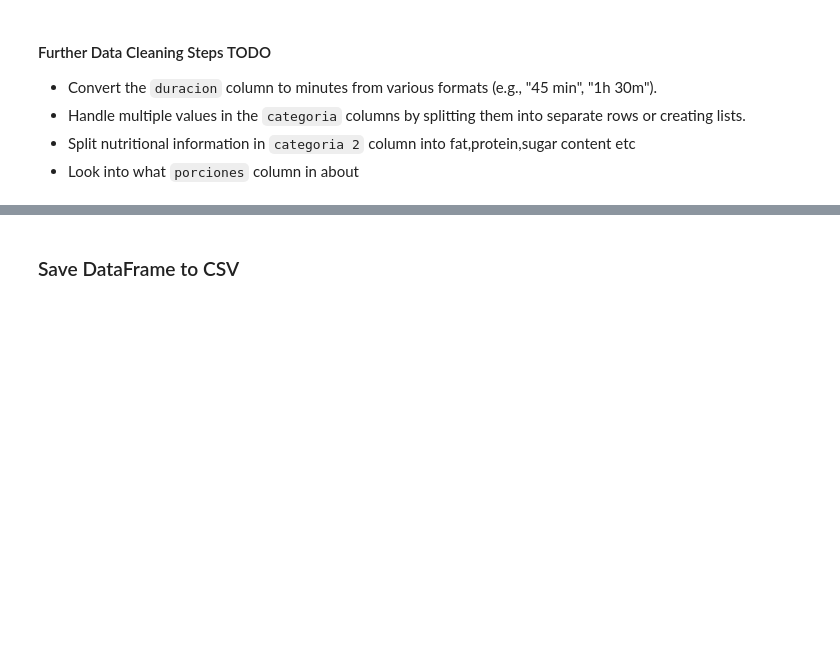
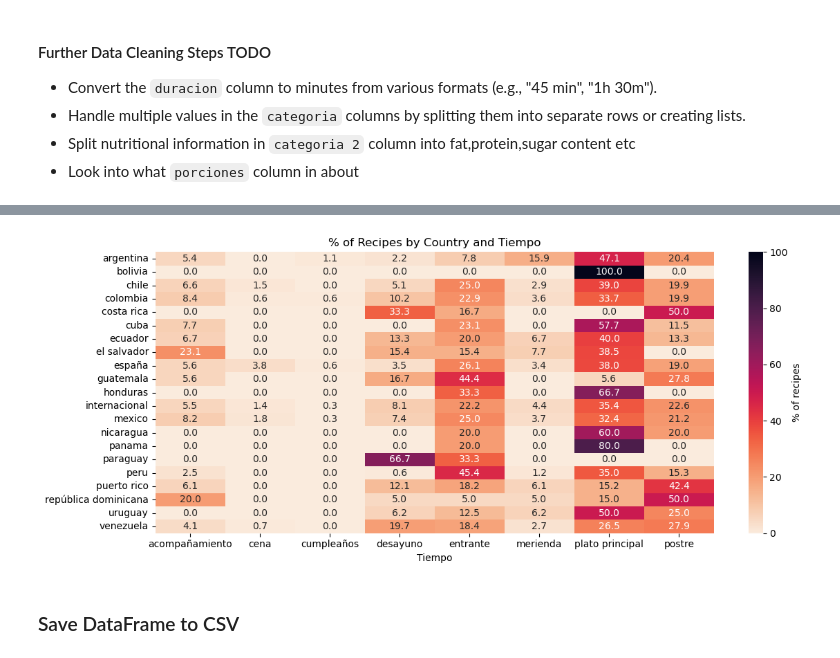
Before and after one commit to garimasc/RecipesInSpanish, a Jupyter notebook: data_eda.ipynb, the cells around one changed output, grey strips where cells are left out. Drawn from its saved outputs; the diff is of its cells as text; code cells hidden in the pictures; blank space fills up the shorter version.

```diff
--- a/data_eda.ipynb
+++ b/data_eda.ipynb
@@ -118,3 +163,19 @@ df[(df['pais'] == 'guatemala')].head()
+# %%
+# Create a crosstab of counts
+country_tiempo_counts = pd.crosstab(df['pais'], df['tiempo'])
+
+# Convert counts to percentages by country
+country_tiempo_pct = country_tiempo_counts.div(country_tiempo_counts.sum(axis=1), axis=0) * 100
+
+plt.figure(figsize=(12, 5))
+sns.heatmap(country_tiempo_pct.sort_index(), cmap='rocket_r', annot=True, fmt=".1f", cbar_kws={'label': '% of recipes'})
+plt.title('% of Recipes by Country and Tiempo')
+plt.ylabel(None)
+plt.xlabel('Tiempo')
+plt.tight_layout()
+plt.show()
+# %% [output]
+[figure, added]
 # %% [markdown]
 ### Save DataFrame to CSV
 # %%
```
Also changed, not shown: parts of 4 cells of this notebook.
